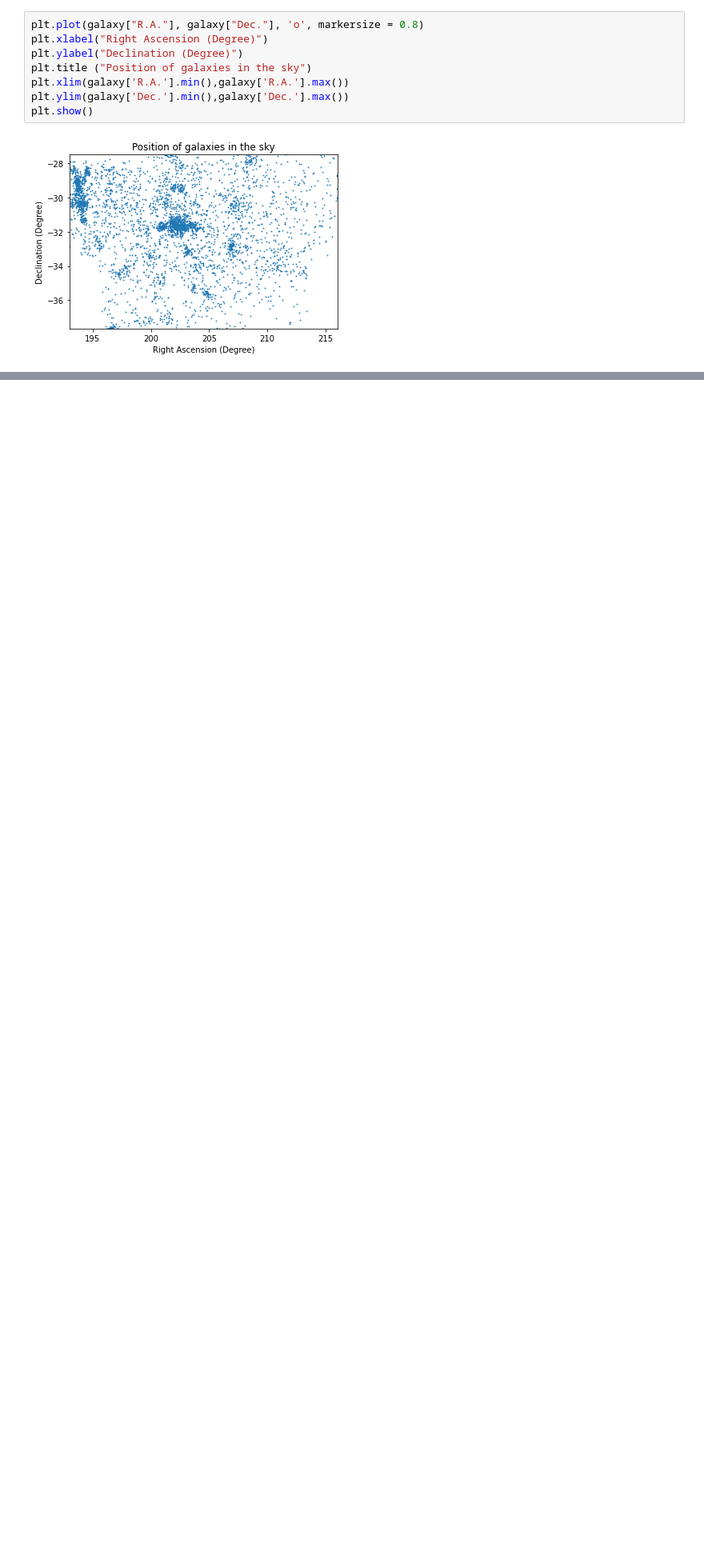
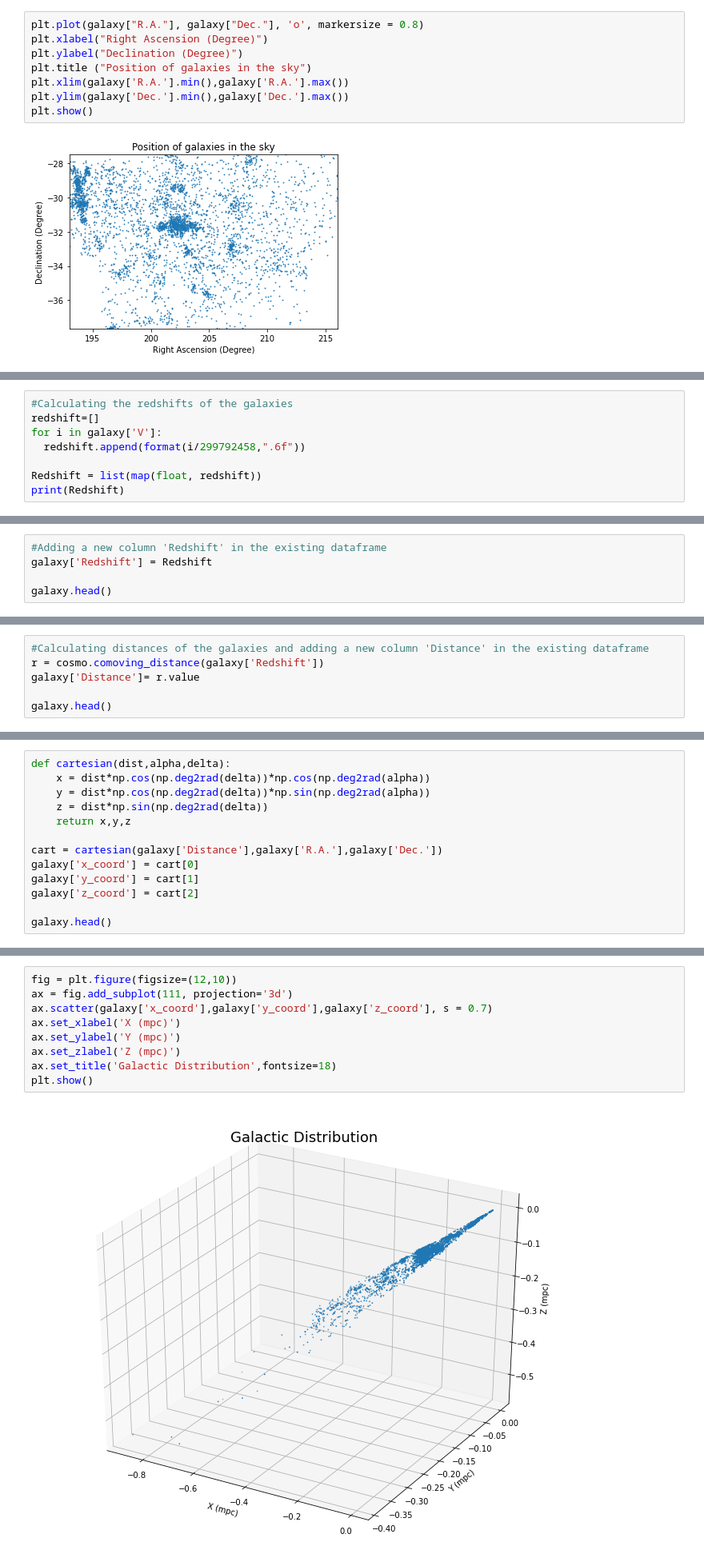
Before and after one commit to ronitshetty16/Shapley-Clusters, a Jupyter notebook: Shapley_Clusters.ipynb, the cells around one changed output, grey strips where cells are left out. Shown at 80% size. Cells and saved outputs as stored; diff of their text form; blank space fills up the shorter version.

```diff
--- a/Shapley_Clusters.ipynb
+++ b/Shapley_Clusters.ipynb
@@ -35,0 +62,8 @@ plt.show()
+# %%
+#Calculating the redshifts of the galaxies
+redshift=[]
+for i in galaxy['V']:
+  redshift.append(format(i/299792458,".6f"))
+
+Redshift = list(map(float, redshift))
+print(Redshift)
@@ -35,0 +72,5 @@ plt.show()
+# %%
+#Adding a new column 'Redshift' in the existing dataframe
+galaxy['Redshift'] = Redshift
+
+galaxy.head()
@@ -35,0 +84,6 @@ plt.show()
+# %%
+#Calculating distances of the galaxies and adding a new column 'Distance' in the existing dataframe
+r = cosmo.comoving_distance(galaxy['Redshift'])
+galaxy['Distance']= r.value
+
+galaxy.head()
@@ -35,0 +97,13 @@ plt.show()
+# %%
+def cartesian(dist,alpha,delta):
+    x = dist*np.cos(np.deg2rad(delta))*np.cos(np.deg2rad(alpha))
+    y = dist*np.cos(np.deg2rad(delta))*np.sin(np.deg2rad(alpha))
+    z = dist*np.sin(np.deg2rad(delta))
+    return x,y,z
+
+cart = cartesian(galaxy['Distance'],galaxy['R.A.'],galaxy['Dec.'])
+galaxy['x_coord'] = cart[0]
+galaxy['y_coord'] = cart[1]
+galaxy['z_coord'] = cart[2]
+
+galaxy.head()
@@ -35,0 +119,11 @@ plt.show()
+# %%
+fig = plt.figure(figsize=(12,10))
+ax = fig.add_subplot(111, projection='3d')
+ax.scatter(galaxy['x_coord'],galaxy['y_coord'],galaxy['z_coord'], s = 0.7)
+ax.set_xlabel('X (mpc)')
+ax.set_ylabel('Y (mpc)')
+ax.set_zlabel('Z (mpc)')
+ax.set_title('Galactic Distribution',fontsize=18)
+plt.show()
+# %% [output]
+[figure, added]
```
Also changed, not shown: parts of 13 cells of this notebook.
